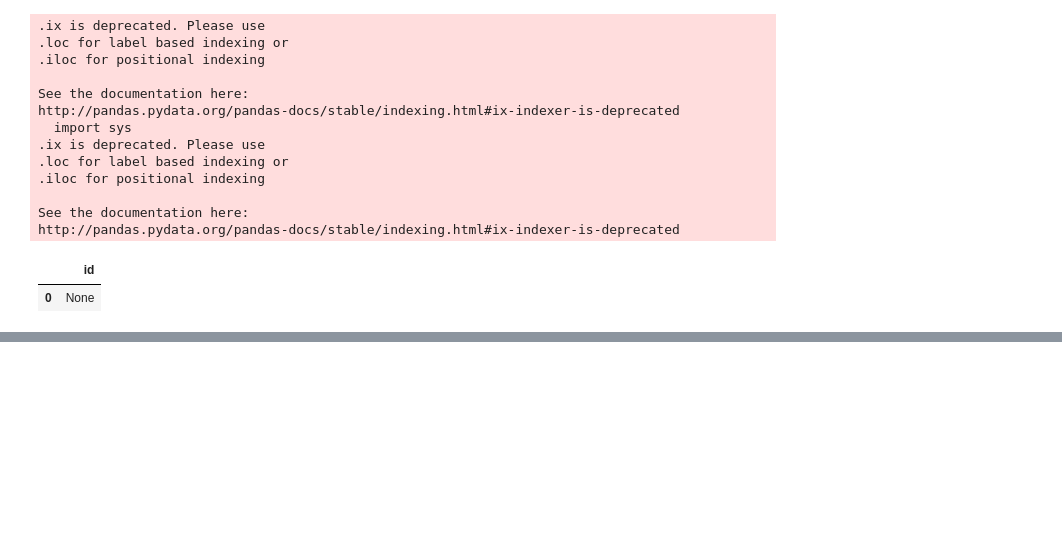
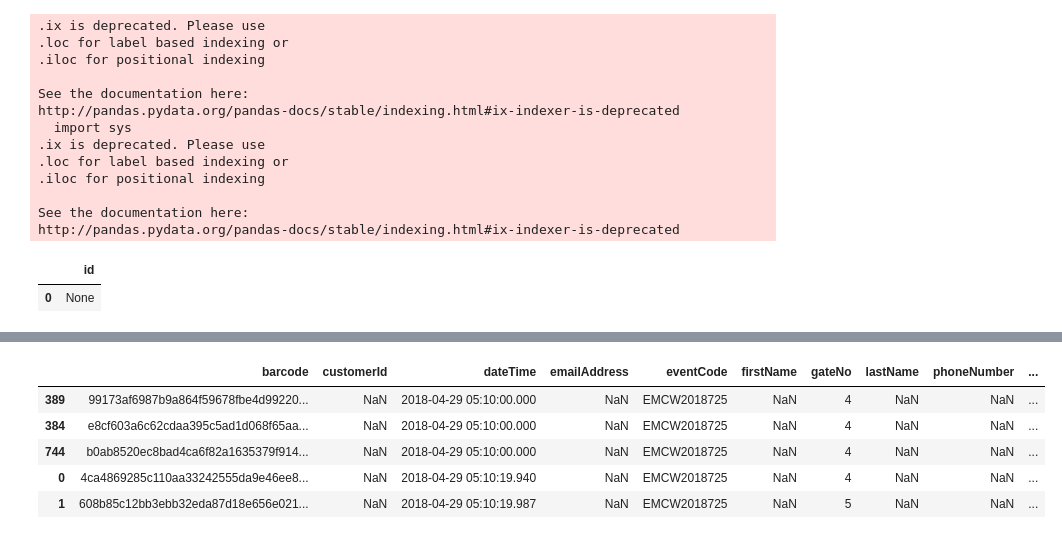
Before and after one commit to d66pak/python_dev, a Jupyter notebook: PandasNumpy.ipynb, the cells around one changed output, grey strips where cells are left out. Saved outputs shown, nothing was run; the diff lists cells and outputs as text; code cells hidden in the pictures; blank space fills up the shorter version.

```diff
--- a/PandasNumpy.ipynb
+++ b/PandasNumpy.ipynb
@@ -136,0 +250,14 @@ df_r_minus_df_m
+# %%
+# convert dateTime from string to datetime
+df_attendance['dateTime'] = pd.to_datetime(df_attendance['dateTime'])
+# %%
+df_attendance.sort_values(['dateTime'], inplace=True)
+# %%
+df_attendance.head()
+# %% [output]
+|  | barcode | customerId | dateTime | emailAddress | eventCode | firstName | gateNo | lastName | phoneNumber | ... |
+| 389 | 99173af6987b9a864f59678fbe4d99220... | NaN | 2018-04-29 05:10:00.000 | NaN | EMCW2018725 | NaN | 4 | NaN | NaN | ... |
+| 384 | e8cf603a6c62cdaa395c5ad1d068f65aa... | NaN | 2018-04-29 05:10:00.000 | NaN | EMCW2018725 | NaN | 4 | NaN | NaN | ... |
+| 744 | b0ab8520ec8bad4ca6f82a1635379f914... | NaN | 2018-04-29 05:10:00.000 | NaN | EMCW2018725 | NaN | 4 | NaN | NaN | ... |
+| 0 | 4ca4869285c110aa33242555da9e46ee8... | NaN | 2018-04-29 05:10:19.940 | NaN | EMCW2018725 | NaN | 4 | NaN | NaN | ... |
+| 1 | 608b85c12bb3ebb32eda87d18e656e021... | NaN | 2018-04-29 05:10:19.987 | NaN | EMCW2018725 | NaN | 5 | NaN | NaN | ... |
```
Also changed, not shown: parts of 44 cells of this notebook, 44 other files.
